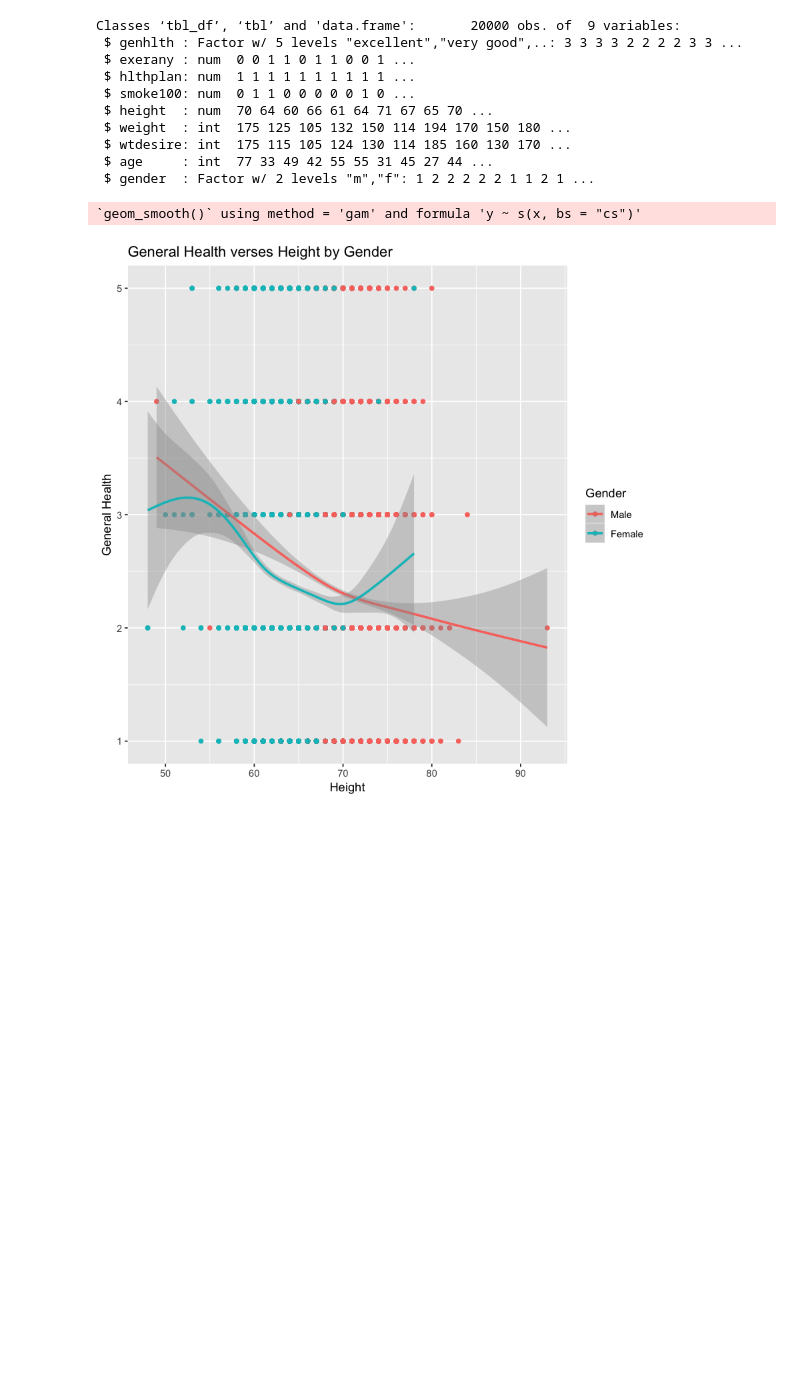
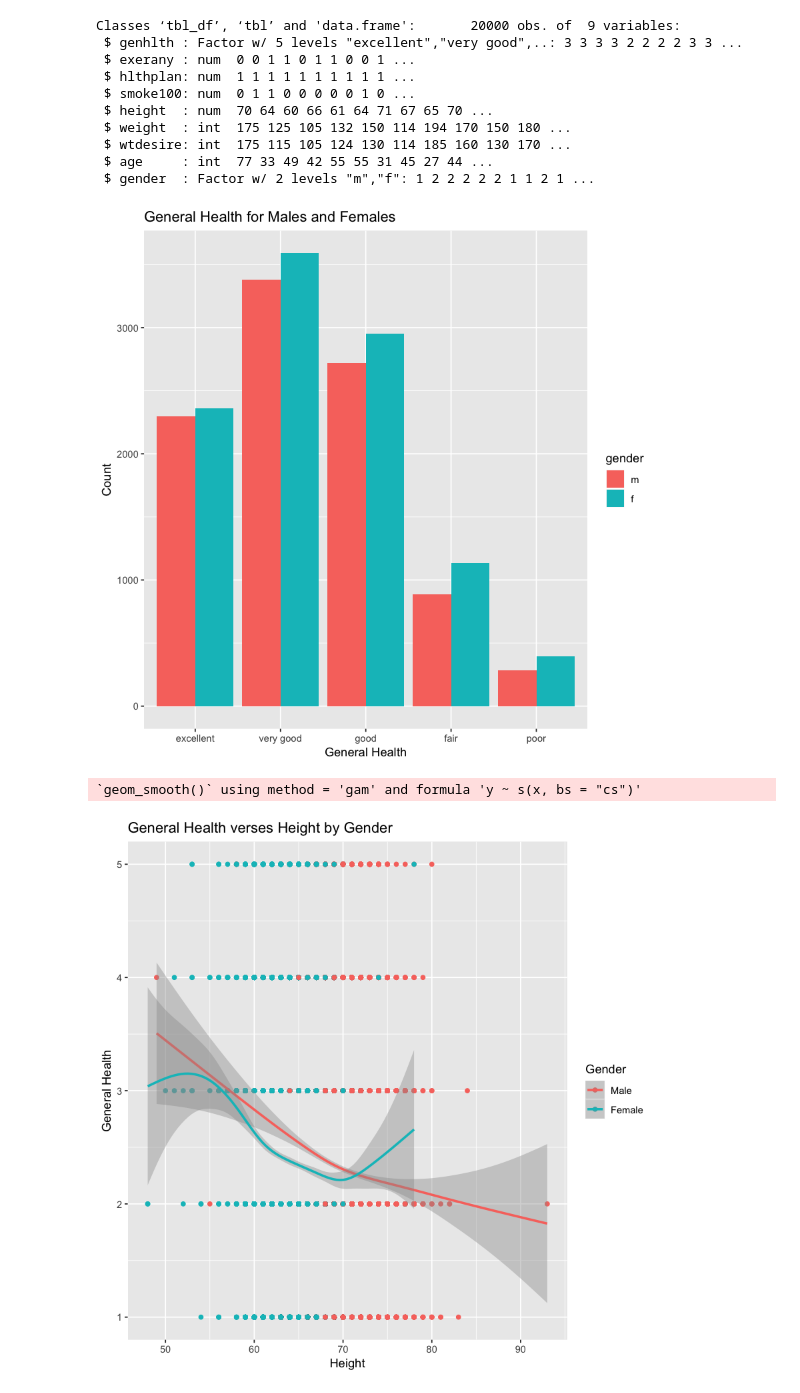
Before and after one commit to wibr5703/Bumblebee, a Jupyter notebook: Lab3.ipynb, the cells around one changed output. Drawn from its saved outputs; the diff is of its cells as text; code cells hidden in the pictures; blank space fills up the shorter version.

```diff
--- a/Lab3.ipynb
+++ b/Lab3.ipynb
@@ -15,6 +15,14 @@ Classes ‘tbl_df’, ‘tbl’ and 'data.frame':       20000 obs. of  9 variabl
  $ wtdesire: int  175 115 105 124 130 114 185 160 130 170 ...
  $ age     : int  77 33 49 42 55 55 31 45 27 44 ...
  $ gender  : Factor w/ 2 levels "m","f": 1 2 2 2 2 2 1 1 2 1 ...
+# %%
+ggplot(data = cdc) +
+  geom_bar(mapping = aes(x = genhlth, fill = gender), position="dodge")+
+  xlab('General Health')+
+  ylab('Count')+
+  ggtitle('General Health for Males and Females')
+# %% [output]
+[figure, added]
 # %%
 cdc$genhlth <- as.numeric(cdc$genhlth)
 # %%
```
Also changed, not shown: parts of 3 cells of this notebook, 2 other files.
